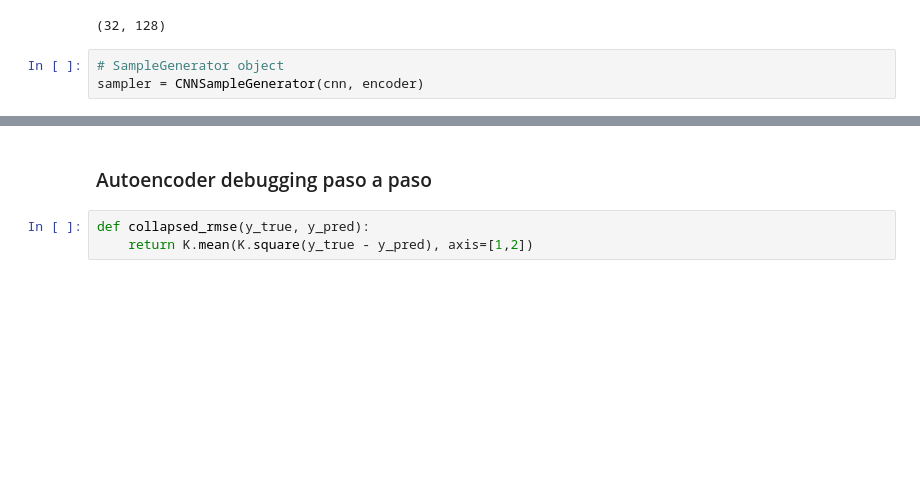
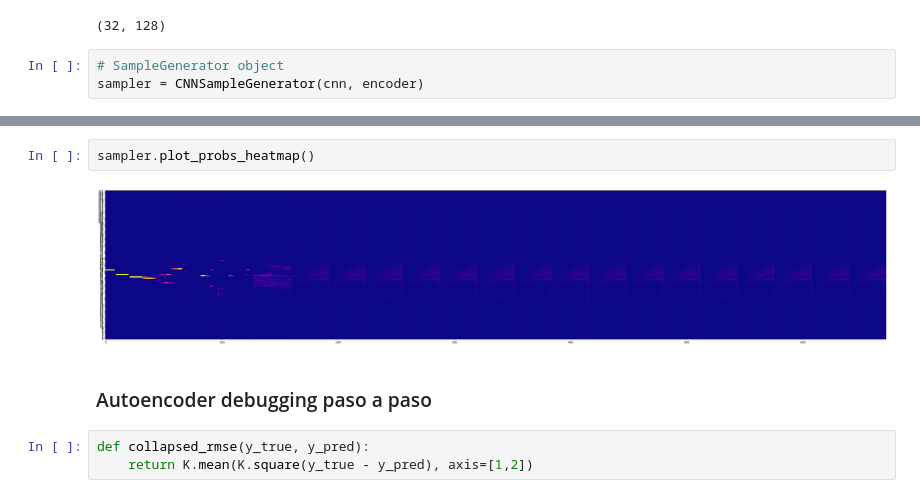
Before and after one commit to STarrio/generative-music, a Jupyter notebook: CNNMusicGeneration.ipynb, the cells around one changed output, grey strips where cells are left out. Cells and saved outputs as stored; diff of their text form; blank space fills up the shorter version.

```diff
--- a/CNNMusicGeneration.ipynb
+++ b/CNNMusicGeneration.ipynb
@@ -468,3 +485,7 @@ Saved with name cello-cnn_autoencoder_n_7.mid.
+# %%
+sampler.plot_probs_heatmap()
+# %% [output]
+[figure, added]
 # %% [markdown]
 ### Autoencoder debugging paso a paso
 # %%
```
Also changed, not shown: parts of 5 cells of this notebook, 4 other files.
